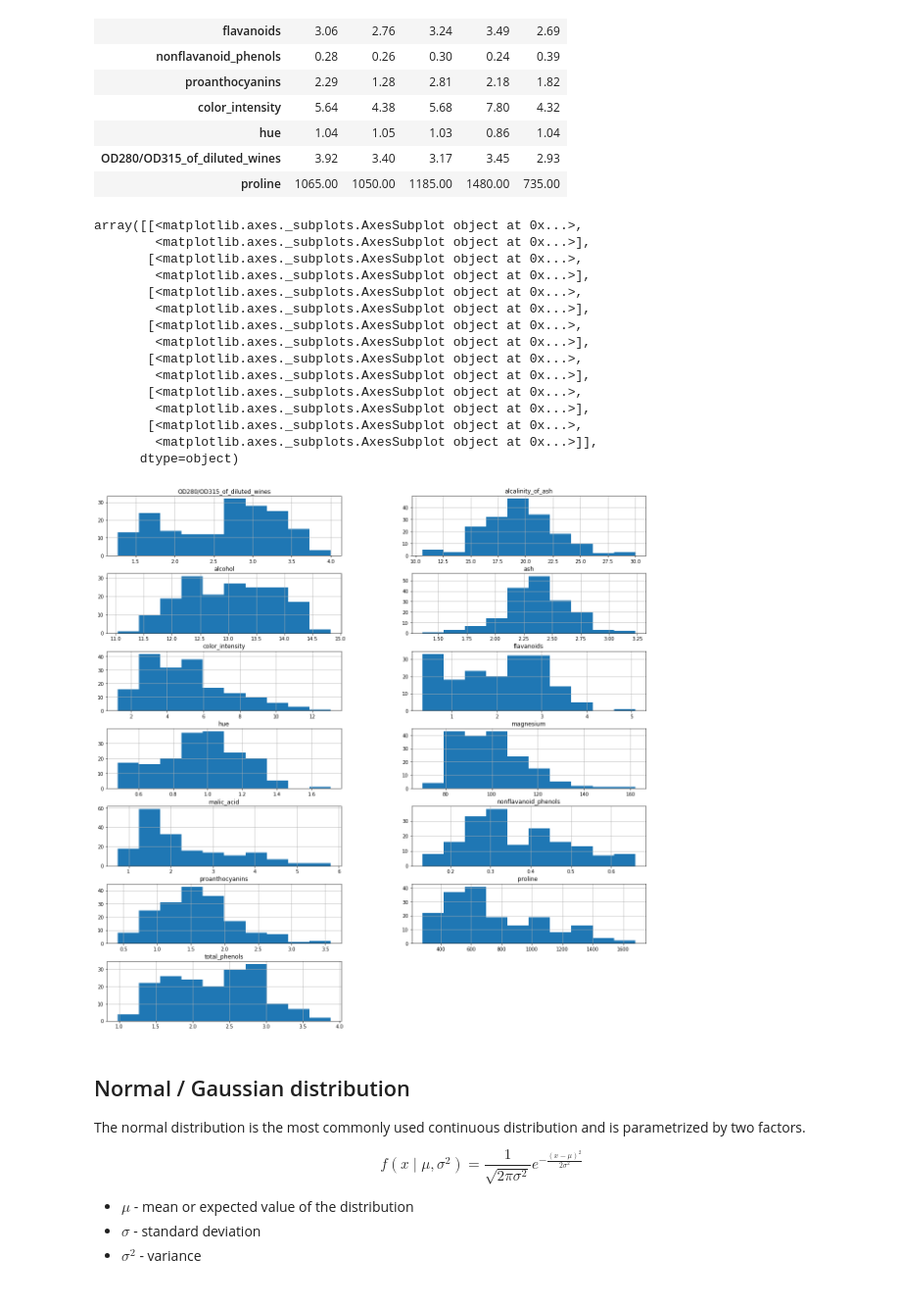
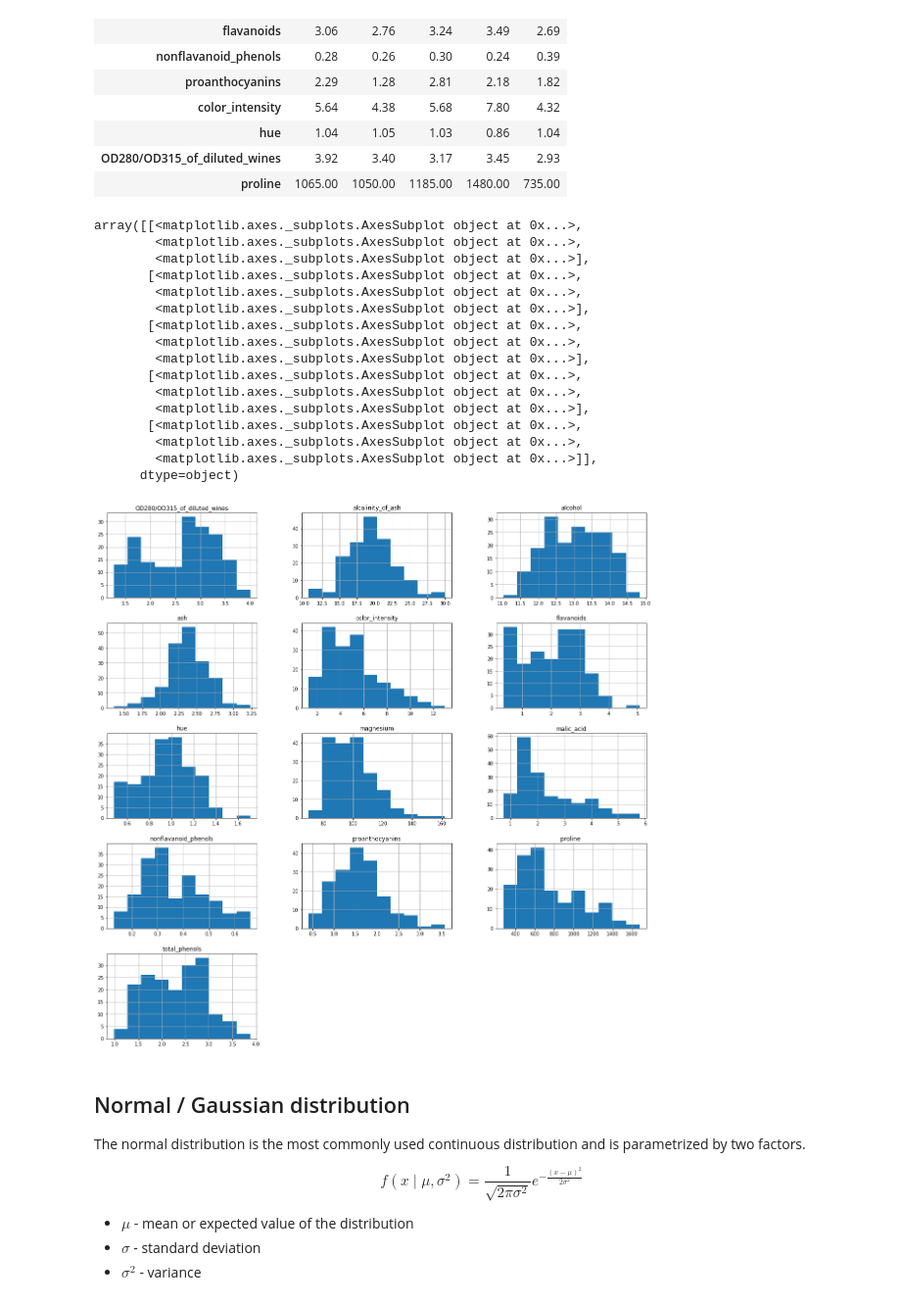
Before and after one commit to AndyB66/anomaly-detection-autoencoders, a Jupyter notebook: 01_standard_methods.ipynb, the cells around one changed output. Shown at 98% size. Saved outputs shown, nothing was run; the diff lists cells and outputs as text; code cells hidden in the pictures.

```diff
--- a/01_standard_methods.ipynb
+++ b/01_standard_methods.ipynb
@@ -43,24 +43,25 @@ wine_df.head().T
 | OD280/OD315_of_diluted_wines | 3.92 | 3.40 | 3.17 | 3.45 | 2.93 |
 | proline | 1065.00 | 1050.00 | 1185.00 | 1480.00 | 735.00 |
 # %%
-wine_df.hist(figsize=(20, 20), layout=(-1, 2))
+wine_df.hist(figsize=(20, 20), layout=(-1, 3))
 # %% [output]
 array([[<matplotlib.axes._subplots.AxesSubplot object at 0x...>,
+        <matplotlib.axes._subplots.AxesSubplot object at 0x...>,
         <matplotlib.axes._subplots.AxesSubplot object at 0x...>],
        [<matplotlib.axes._subplots.AxesSubplot object at 0x...>,
+        <matplotlib.axes._subplots.AxesSubplot object at 0x...>,
         <matplotlib.axes._subplots.AxesSubplot object at 0x...>],
        [<matplotlib.axes._subplots.AxesSubplot object at 0x...>,
+        <matplotlib.axes._subplots.AxesSubplot object at 0x...>,
         <matplotlib.axes._subplots.AxesSubplot object at 0x...>],
        [<matplotlib.axes._subplots.AxesSubplot object at 0x...>,
+        <matplotlib.axes._subplots.AxesSubplot object at 0x...>,
         <matplotlib.axes._subplots.AxesSubplot object at 0x...>],
        [<matplotlib.axes._subplots.AxesSubplot object at 0x...>,
-        <matplotlib.axes._subplots.AxesSubplot object at 0x...>],
-       [<matplotlib.axes._subplots.AxesSubplot object at 0x...>,
-        <matplotlib.axes._subplots.AxesSubplot object at 0x...>],
-       [<matplotlib.axes._subplots.AxesSubplot object at 0x...>,
+        <matplotlib.axes._subplots.AxesSubplot object at 0x...>,
         <matplotlib.axes._subplots.AxesSubplot object at 0x...>]],
       dtype=object)
-[figure, old version]
+[figure, new version]
 # %% [markdown]
 ## Normal / Gaussian distribution
 
```
Also changed, not shown: parts of 1 cell of this notebook, 5 other files.
